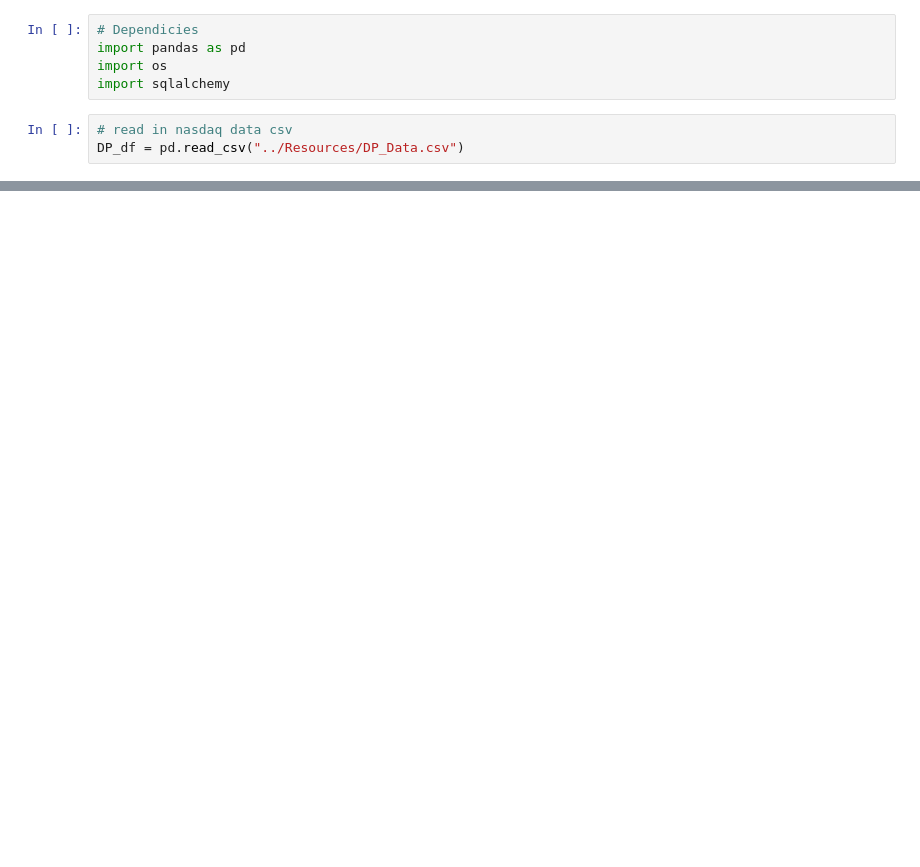
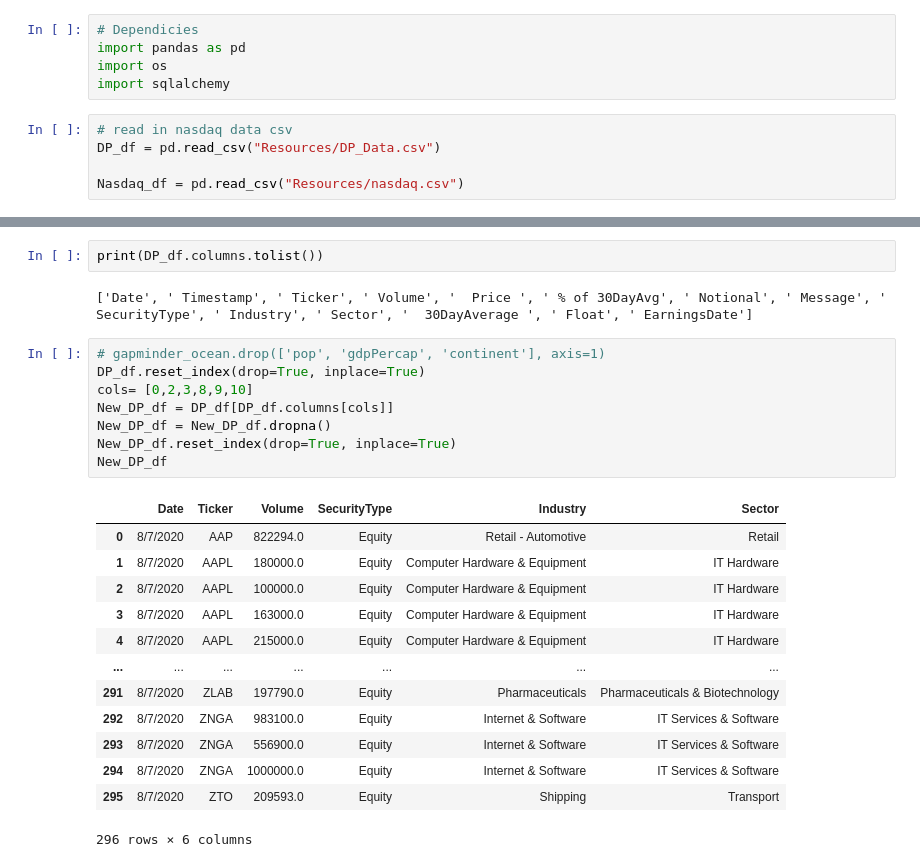
Before and after one commit to jtilenis/Project-ETL, a Jupyter notebook: DP_Clean_Up.ipynb, the cells around one changed output, grey strips where cells are left out. Saved outputs shown, nothing was run; the diff lists cells and outputs as text; blank space fills up the shorter version.

```diff
--- a/DP_Clean_Up.ipynb
+++ b/DP_Clean_Up.ipynb
@@ -5,4 +5,6 @@ import os
 import sqlalchemy
 # %%
 # read in nasdaq data csv
-DP_df = pd.read_csv("../Resources/DP_Data.csv")
+DP_df = pd.read_csv("Resources/DP_Data.csv")
+
+Nasdaq_df = pd.read_csv("Resources/nasdaq.csv")
@@ -10,0 +34,26 @@ FileNotFoundError: [Errno 2] File ../Resources/DP_Data.csv does not exist: '../R
+# %%
+print(DP_df.columns.tolist())
+# %% [output]
+['Date', ' Timestamp', ' Ticker', ' Volume', '  Price ', ' % of 30DayAvg', ' Notional', ' Message', ' SecurityType', ' Industry', ' Sector', '  30DayAverage ', ' Float', ' EarningsDate']
+# %%
+# gapminder_ocean.drop(['pop', 'gdpPercap', 'continent'], axis=1)
+DP_df.reset_index(drop=True, inplace=True)
+cols= [0,2,3,8,9,10]
+New_DP_df = DP_df[DP_df.columns[cols]]
+New_DP_df = New_DP_df.dropna()
+New_DP_df.reset_index(drop=True, inplace=True)
+New_DP_df
+# %% [output]
+|  | Date | Ticker | Volume | SecurityType | Industry | Sector |
+| 0 | 8/7/2020 | AAP | 822294.0 | Equity | Retail - Automotive | Retail |
+| 1 | 8/7/2020 | AAPL | 180000.0 | Equity | Computer Hardware & Equipment | IT Hardware |
+| 2 | 8/7/2020 | AAPL | 100000.0 | Equity | Computer Hardware & Equipment | IT Hardware |
+| 3 | 8/7/2020 | AAPL | 163000.0 | Equity | Computer Hardware & Equipment | IT Hardware |
+| 4 | 8/7/2020 | AAPL | 215000.0 | Equity | Computer Hardware & Equipment | IT Hardware |
+| ... | ... | ... | ... | ... | ... | ... |
+| 291 | 8/7/2020 | ZLAB | 197790.0 | Equity | Pharmaceuticals | Pharmaceuticals & Biotechnology |
+| 292 | 8/7/2020 | ZNGA | 983100.0 | Equity | Internet & Software | IT Services & Software |
+| 293 | 8/7/2020 | ZNGA | 556900.0 | Equity | Internet & Software | IT Services & Software |
+| 294 | 8/7/2020 | ZNGA | 1000000.0 | Equity | Internet & Software | IT Services & Software |
+| 295 | 8/7/2020 | ZTO | 209593.0 | Equity | Shipping | Transport |
+296 rows × 6 columns
```
Also changed, not shown: parts of 19 cells of this notebook, 3 other files.
